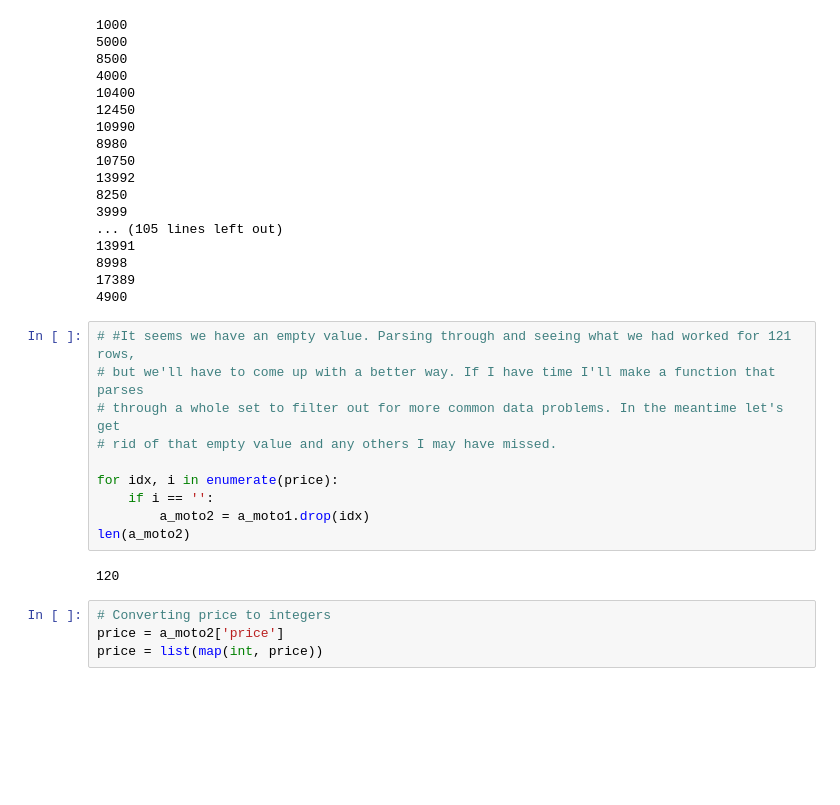
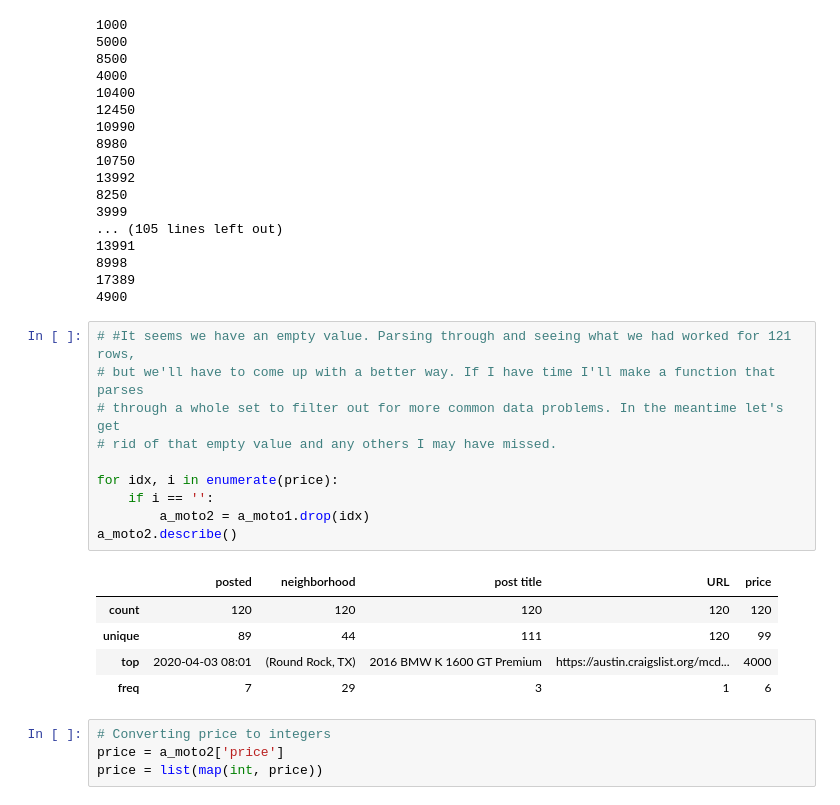
Before and after one commit to GrilledJeez/Testing-for-Difference-in-Craigslist-Markets, a Jupyter notebook: craigslist_scraper.ipynb, the cells around one changed output. Cells and saved outputs as stored; diff of their text form; blank space fills up the shorter version.

```diff
--- a/craigslist_scraper.ipynb
+++ b/craigslist_scraper.ipynb
@@ -345,15 +350,19 @@ for i in price:
 # %%
 # #It seems we have an empty value. Parsing through and seeing what we had worked for 121 rows,
 # but we'll have to come up with a better way. If I have time I'll make a function that parses
 # through a whole set to filter out for more common data problems. In the meantime let's get
 # rid of that empty value and any others I may have missed.
 
 for idx, i in enumerate(price):
     if i == '':
         a_moto2 = a_moto1.drop(idx)
-len(a_moto2)
+a_moto2.describe()
 # %% [output]
-120
+|  | posted | neighborhood | post title | URL | price |
+| count | 120 | 120 | 120 | 120 | 120 |
+| unique | 89 | 44 | 111 | 120 | 99 |
+| top | 2020-04-03 08:01 | (Round Rock, TX) | 2016 BMW K 1600 GT Premium | https://austin.craigslist.org/mcd... | 4000 |
+| freq | 7 | 29 | 3 | 1 | 6 |
 # %%
 # Converting price to integers
 price = a_moto2['price']
```
Also changed, not shown: parts of 3 cells of this notebook.
